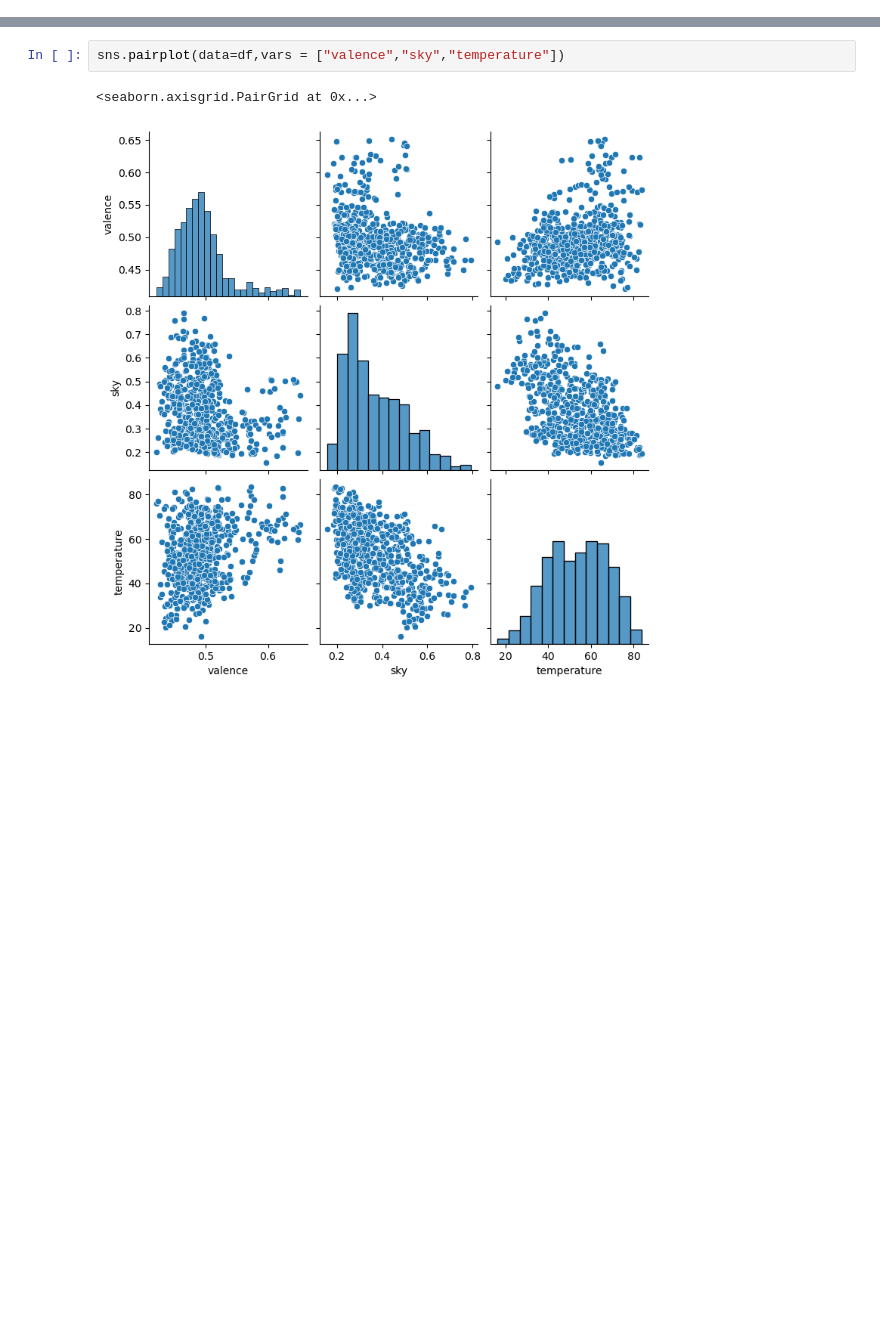
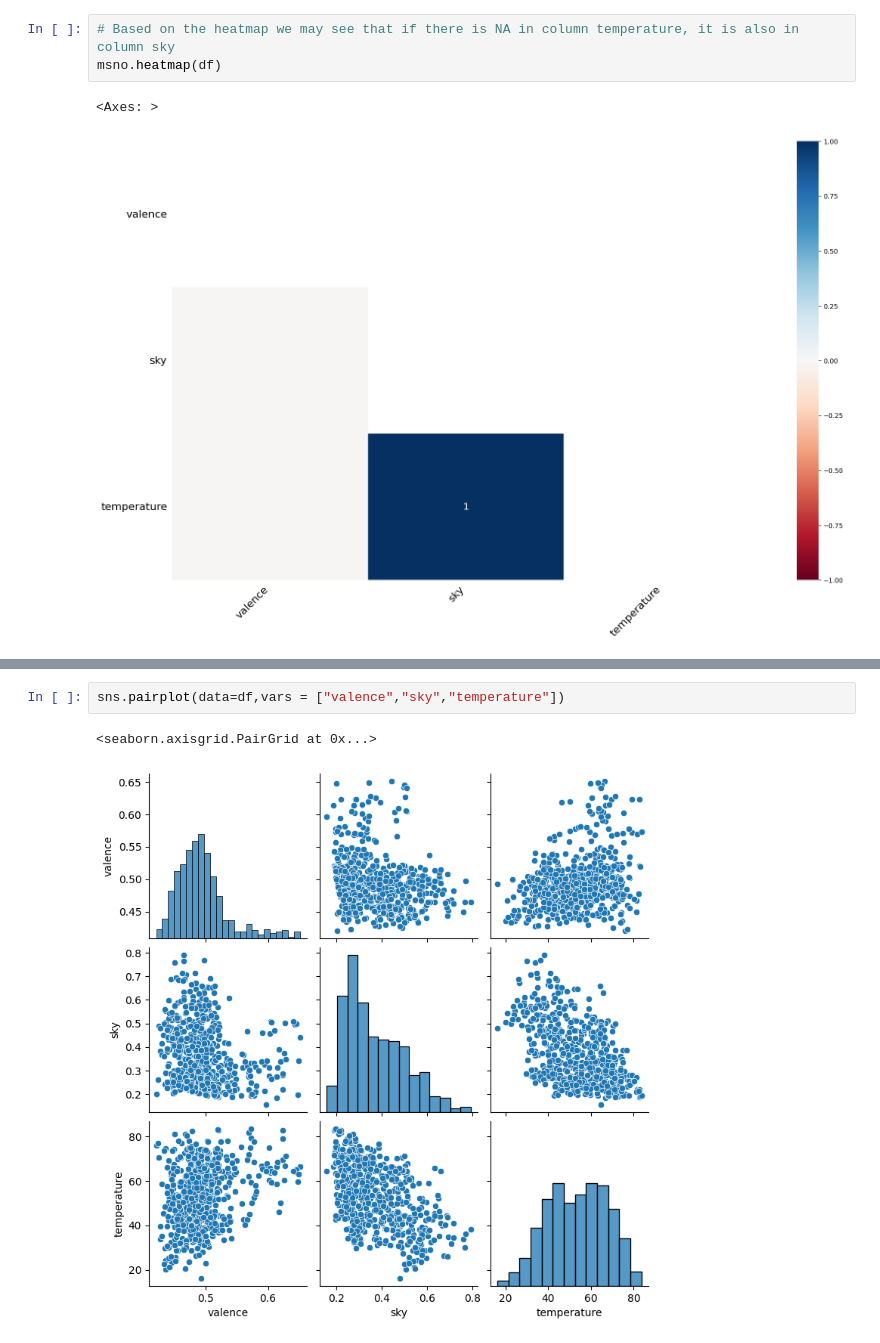
Before and after one commit to Hubert-Magdziak/Reproducible-Research-Project-2024, a Jupyter notebook: code.ipynb, the cells around one changed output, grey strips where cells are left out. Cells and saved outputs as stored; diff of their text form; blank space fills up the shorter version.

```diff
--- a/code.ipynb
+++ b/code.ipynb
@@ -36 +28,7 @@ df.describe()
+# %%
+# Based on the heatmap we may see that if there is NA in column temperature, it is also in column sky
+msno.heatmap(df)
+# %% [output]
+<Axes: >
+[figure, added]
 # %%
```
Also changed, not shown: parts of 11 cells of this notebook.
